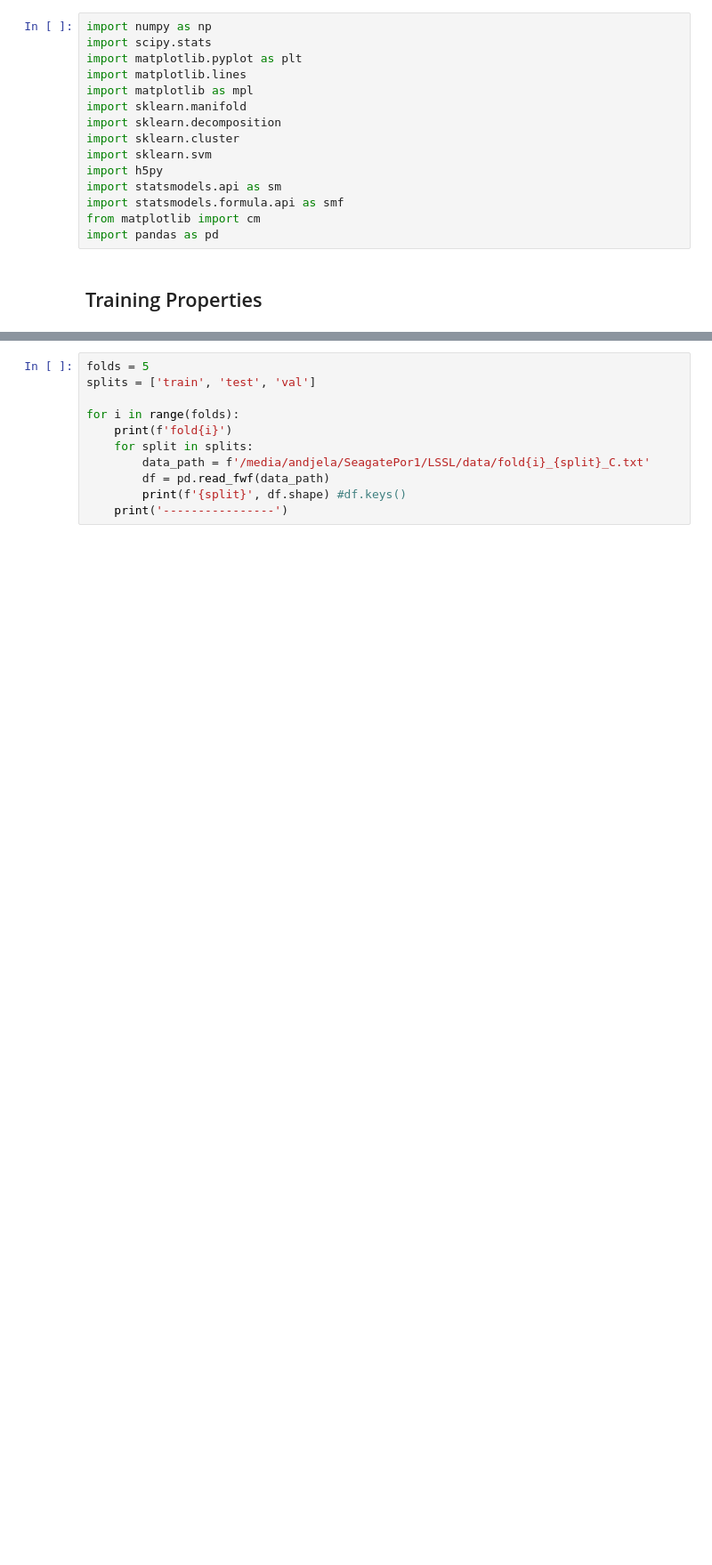
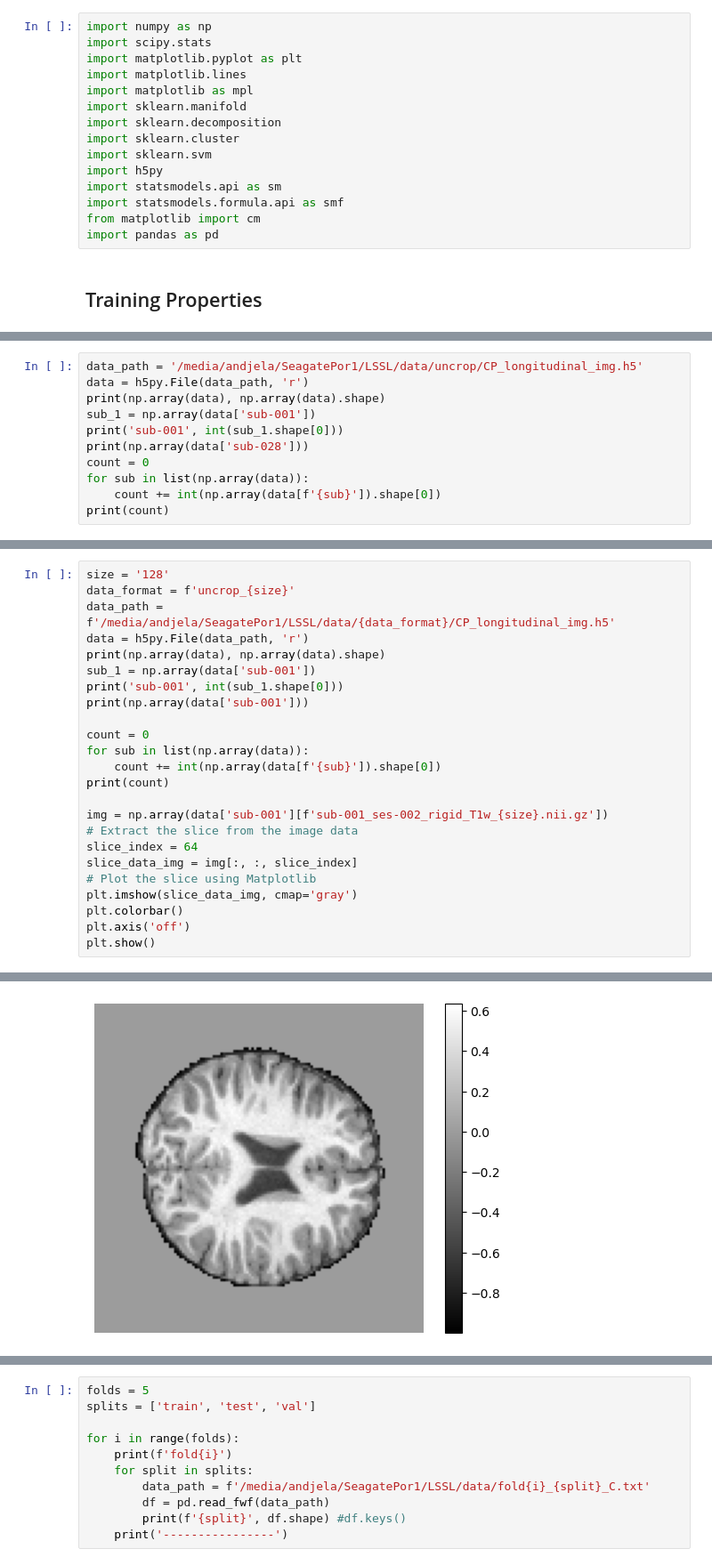
Before and after one commit to Andjelaaaa/longitudinal-neighbourhood-embedding, a Jupyter notebook: src/visualization.ipynb, the cells around one changed output, grey strips where cells are left out. Shown at 89% size. Saved outputs shown, nothing was run; the diff lists cells and outputs as text; blank space fills up the shorter version.

```diff
--- a/src/visualization.ipynb
+++ b/src/visualization.ipynb
@@ -43,0 +40,11 @@ sub-001 (5,)
+# %%
+data_path = '/media/andjela/SeagatePor1/LSSL/data/uncrop/CP_longitudinal_img.h5'
+data = h5py.File(data_path, 'r')
+print(np.array(data), np.array(data).shape)
+sub_1 = np.array(data['sub-001'])
+print('sub-001', int(sub_1.shape[0]))
+print(np.array(data['sub-028']))
+count = 0
+for sub in list(np.array(data)):
+    count += int(np.array(data[f'{sub}']).shape[0])
+print(count)
@@ -43,0 +67,25 @@ sub-001 (5,)
+# %%
+size = '128'
+data_format = f'uncrop_{size}'
+data_path = f'/media/andjela/SeagatePor1/LSSL/data/{data_format}/CP_longitudinal_img.h5'
+data = h5py.File(data_path, 'r')
+print(np.array(data), np.array(data).shape)
+sub_1 = np.array(data['sub-001'])
+print('sub-001', int(sub_1.shape[0]))
+print(np.array(data['sub-001']))
+
+count = 0
+for sub in list(np.array(data)):
+    count += int(np.array(data[f'{sub}']).shape[0])
+print(count)
+
+img = np.array(data['sub-001'][f'sub-001_ses-002_rigid_T1w_{size}.nii.gz'])
+# Extract the slice from the image data
+slice_index = 64
+slice_data_img = img[:, :, slice_index]
+# Plot the slice using Matplotlib
+plt.imshow(slice_data_img, cmap='gray')
+plt.colorbar()
+plt.axis('off')
+plt.show()
+# %% [output]
@@ -43,0 +109 @@ sub-001 (5,)
+[figure, added]
```
Also changed, not shown: parts of 10 cells of this notebook, 6 other files.
